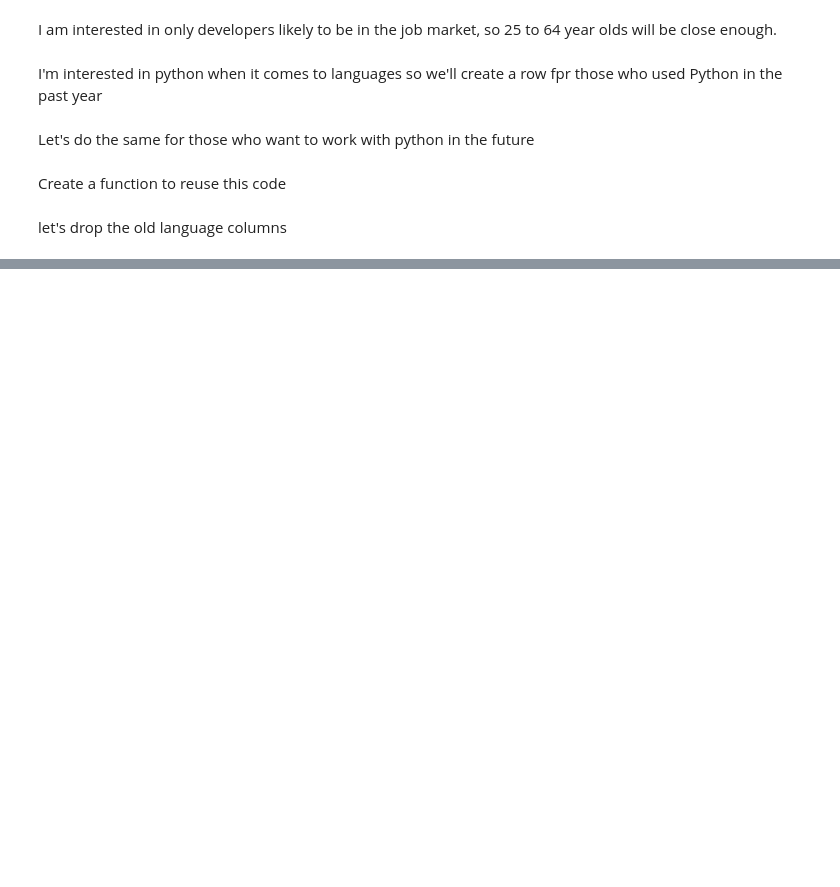
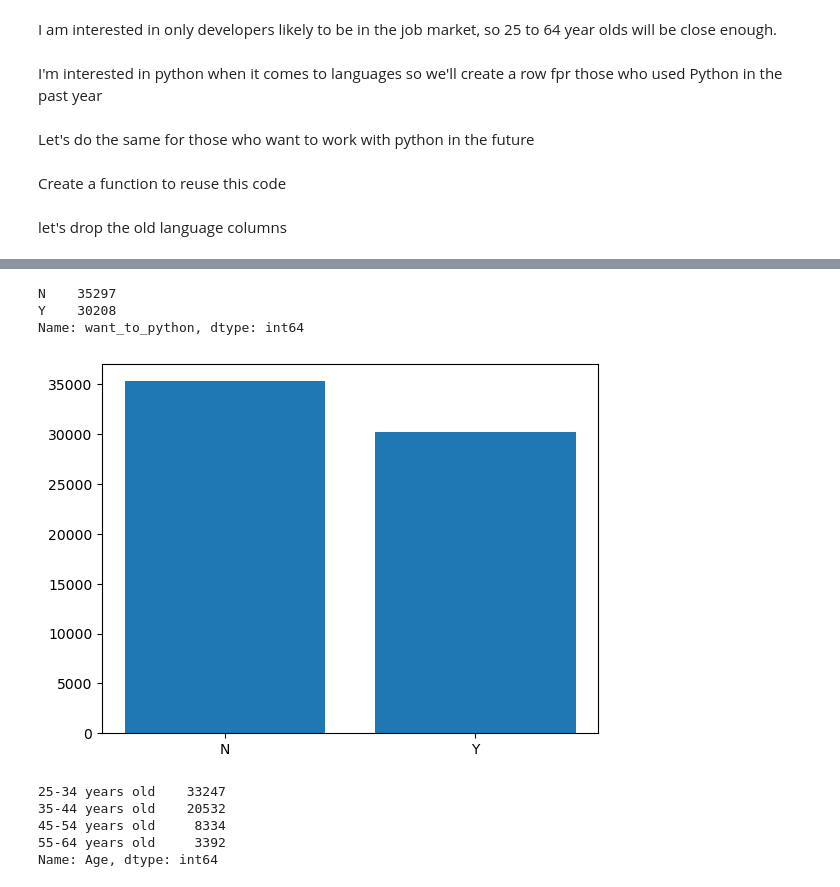
Before and after one commit to decvfox/PfDA_Project_2, a Jupyter notebook: Project_1.ipynb, the cells around one changed output, grey strips where cells are left out. Drawn from its saved outputs; the diff is of its cells as text; code cells hidden in the pictures; blank space fills up the shorter version.

```diff
--- a/Project_1.ipynb
+++ b/Project_1.ipynb
@@ -86,0 +88,21 @@ next convert ed lavel to irish levels i.e. level 7, 8 etc.
+# %%
+counts1 = df["want_to_python"].value_counts()
+print(counts1)
+unique = 'N', 'Y'
+# we can now put this into a Bar Chart
+plt.bar(unique, counts1)
+plt.show()
+# %% [output]
+N    35297
+Y    30208
+Name: want_to_python, dtype: int64
+[figure, added]
+# %%
+counts = df["Age"].value_counts()
+print(counts)
+# %% [output]
+25-34 years old    33247
+35-44 years old    20532
+45-54 years old     8334
+55-64 years old     3392
+Name: Age, dtype: int64
```
Also changed, not shown: parts of 6 cells of this notebook.
